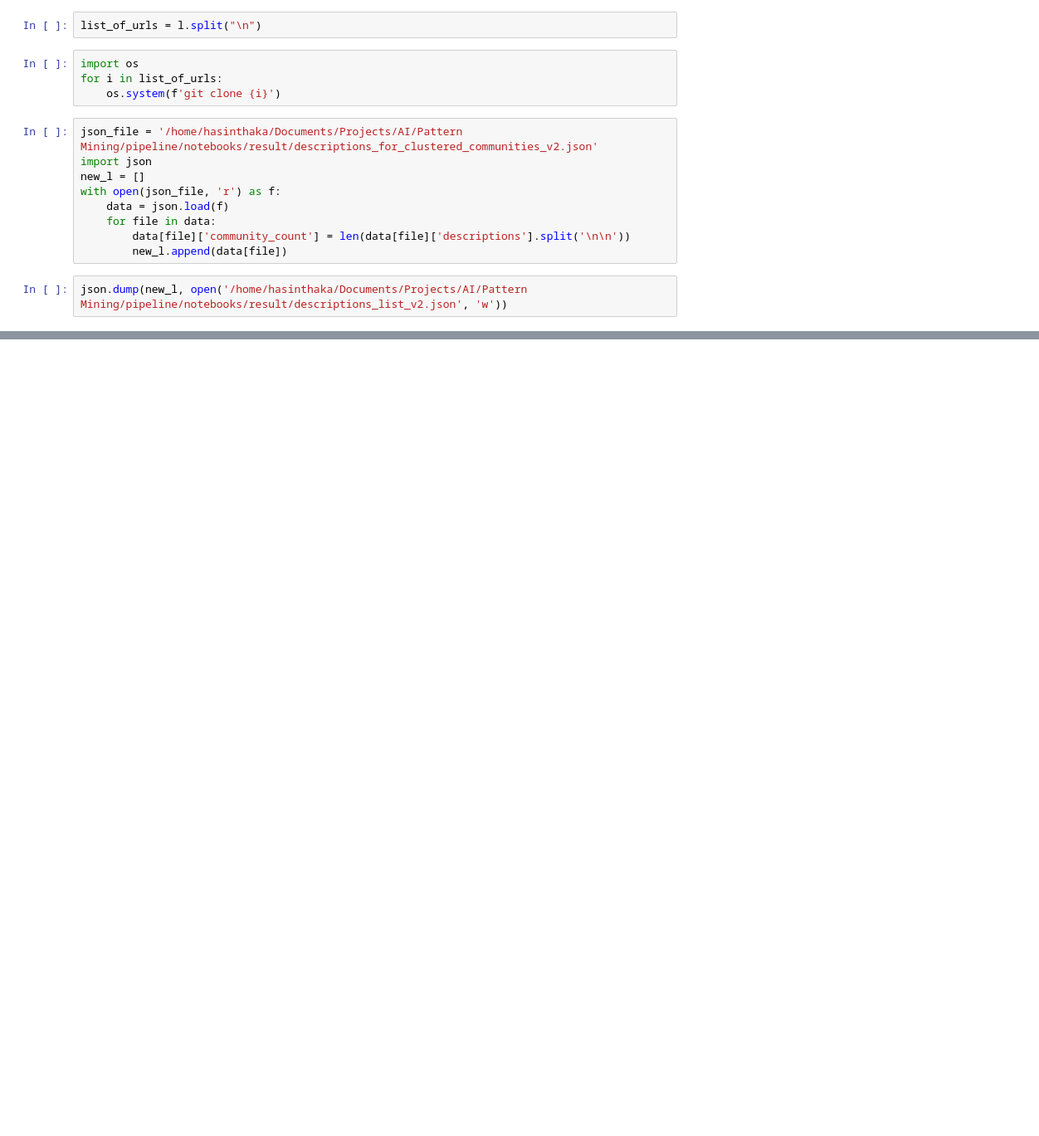
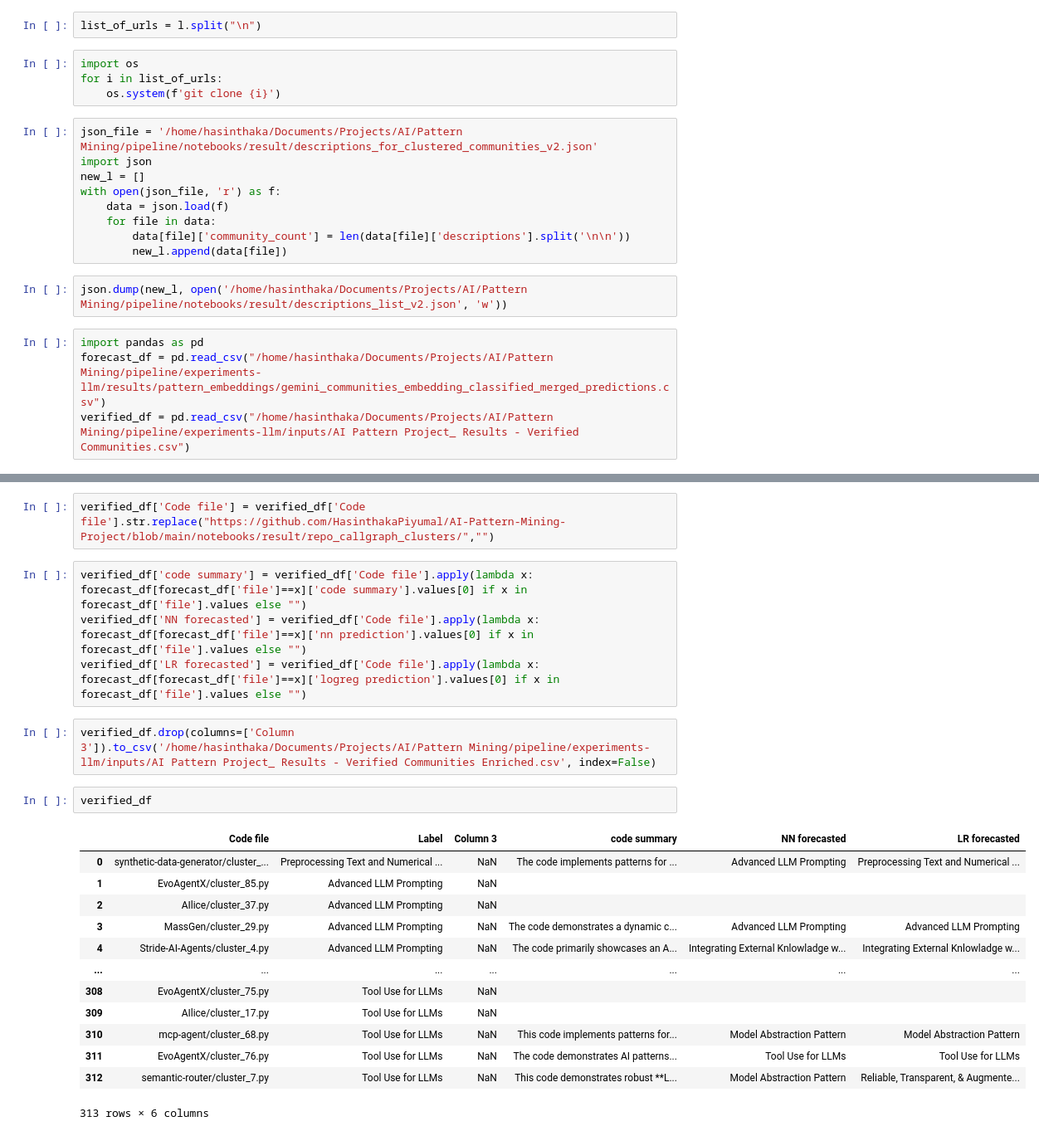
Before and after one commit to HasinthakaPiyumal/AI-Pattern-Mining-Project, a Jupyter notebook: notebooks/_test.ipynb, the cells around one changed output, grey strips where cells are left out. Shown at 83% size. Drawn from its saved outputs; the diff is of its cells as text; blank space fills up the shorter version.

```diff
--- a/notebooks/_test.ipynb
+++ b/notebooks/_test.ipynb
@@ -40,3 +40,7 @@ with open(json_file, 'r') as f:
         new_l.append(data[file])
 # %%
 json.dump(new_l, open('/home/hasinthaka/Documents/Projects/AI/Pattern Mining/pipeline/notebooks/result/descriptions_list_v2.json', 'w'))
+# %%
+import pandas as pd
+forecast_df = pd.read_csv("/home/hasinthaka/Documents/Projects/AI/Pattern Mining/pipeline/experiments-llm/results/pattern_embeddings/gemini_communities_embedding_classified_merged_predictions.csv")
+verified_df = pd.read_csv("/home/hasinthaka/Documents/Projects/AI/Pattern Mining/pipeline/experiments-llm/inputs/AI Pattern Project_ Results - Verified Communities.csv")
@@ -42,0 +56,24 @@ json.dump(new_l, open('/home/hasinthaka/Documents/Projects/AI/Pattern Mining/pip
+# %%
+verified_df['Code file'] = verified_df['Code file'].str.replace("https://github.com/HasinthakaPiyumal/AI-Pattern-Mining-Project/blob/main/notebooks/result/repo_callgraph_clusters/","")
+# %%
+verified_df['code summary'] = verified_df['Code file'].apply(lambda x: forecast_df[forecast_df['file']==x]['code summary'].values[0] if x in forecast_df['file'].values else "")
+verified_df['NN forecasted'] = verified_df['Code file'].apply(lambda x: forecast_df[forecast_df['file']==x]['nn prediction'].values[0] if x in forecast_df['file'].values else "")
+verified_df['LR forecasted'] = verified_df['Code file'].apply(lambda x: forecast_df[forecast_df['file']==x]['logreg prediction'].values[0] if x in forecast_df['file'].values else "")
+# %%
+verified_df.drop(columns=['Column 3']).to_csv('/home/hasinthaka/Documents/Projects/AI/Pattern Mining/pipeline/experiments-llm/inputs/AI Pattern Project_ Results - Verified Communities Enriched.csv', index=False)
+# %%
+verified_df
+# %% [output]
+|  | Code file | Label | Column 3 | code summary | NN forecasted | LR forecasted |
+| 0 | synthetic-data-generator/cluster_... | Preprocessing Text and Numerical ... | NaN | The code implements patterns for ... | Advanced LLM Prompting | Preprocessing Text and Numerical ... |
+| 1 | EvoAgentX/cluster_85.py | Advanced LLM Prompting | NaN |  |  |  |
+| 2 | AIlice/cluster_37.py | Advanced LLM Prompting | NaN |  |  |  |
+| 3 | MassGen/cluster_29.py | Advanced LLM Prompting | NaN | The code demonstrates a dynamic c... | Advanced LLM Prompting | Advanced LLM Prompting |
+| 4 | Stride-AI-Agents/cluster_4.py | Advanced LLM Prompting | NaN | The code primarily showcases an A... | Integrating External Knlowladge w... | Integrating External Knlowladge w... |
+| ... | ... | ... | ... | ... | ... | ... |
+| 308 | EvoAgentX/cluster_75.py | Tool Use for LLMs | NaN |  |  |  |
+| 309 | AIlice/cluster_17.py | Tool Use for LLMs | NaN |  |  |  |
+| 310 | mcp-agent/cluster_68.py | Tool Use for LLMs | NaN | This code implements patterns for... | Model Abstraction Pattern | Model Abstraction Pattern |
+| 311 | EvoAgentX/cluster_76.py | Tool Use for LLMs | NaN | The code demonstrates AI patterns... | Tool Use for LLMs | Tool Use for LLMs |
+| 312 | semantic-router/cluster_7.py | Tool Use for LLMs | NaN | This code demonstrates robust **L... | Model Abstraction Pattern | Reliable, Transparent, & Augmente... |
+313 rows × 6 columns
```
Also changed, not shown: parts of 6 cells of this notebook, 10 other files.
